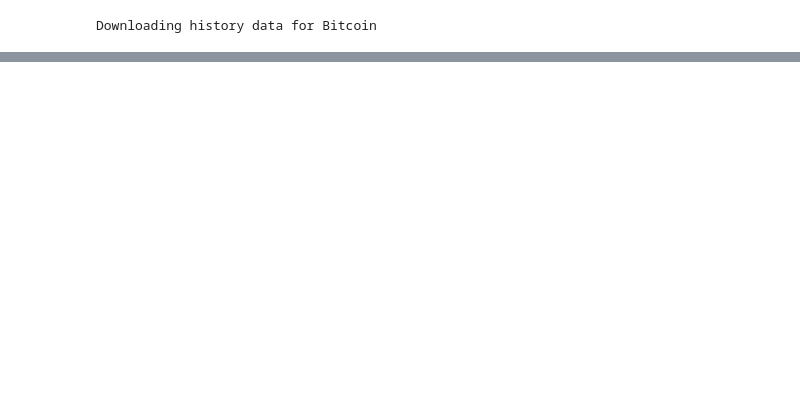
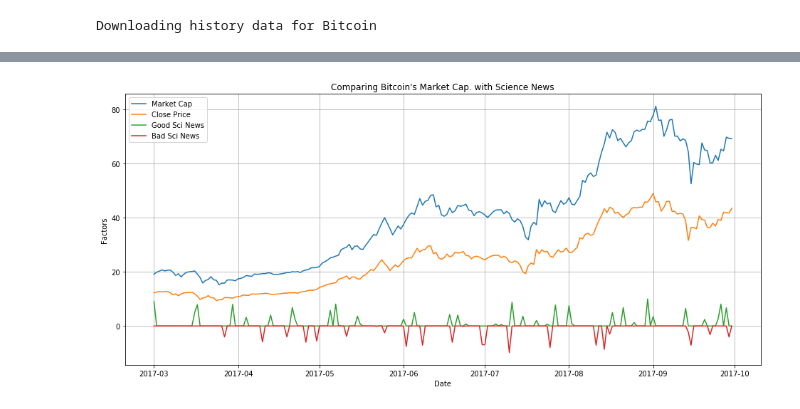
Before and after one commit to Jaskaran23/733Project, a Jupyter notebook: CryptViz/NewsEventEDA.ipynb, the cells around one changed output, grey strips where cells are left out. Saved outputs shown, nothing was run; the diff lists cells and outputs as text; code cells hidden in the pictures; blank space fills up the shorter version.

```diff
--- a/CryptViz/NewsEventEDA.ipynb
+++ b/CryptViz/NewsEventEDA.ipynb
@@ -322,0 +352,14 @@ btc_history.merge()
+# %%
+#news_l = news[news['date']>='2014-01-01']
+#news_l[news_l['category'].isnull()] = "Miscellaneous"
+sci_key = ['Science, medicine and technology', 'Education', 'Life and death', 'Literature', 'Literature', 'Physics']
+incidents_key = ['Armed conflicts and incidents']
+business_key = ['Politics and government','Business and the economy','International relations',
+                'Economy', 'Business','Society']
+
+# sci = news_l[news_l['category'].str.contains('|'.join(sci_key))]
+# incidents = news_l[news_l['category'].str.contains('|'.join(incidents_key))]
+# business = news_l[news_l['category'].str.contains('|'.join(business_key))]
+news['sci'] = news[['category','score']].apply(lambda x: x[1] if (x[0] or "") in sci_key else 0 , axis=1)
+news['incidents'] = news[['category','score']].apply(lambda x: x[1] if (x[0] or "") in incidents_key else 0 , axis=1)
+news['business'] = news[['category','score']].apply(lambda x: x[1] if (x[0] or "") in business_key else 0 , axis=1)
@@ -322,0 +387,35 @@ btc_history.merge()
+# %%
+date = '2017-03-01'
+sorce_per_date = news[news['date']>=date].groupby(['date']).sum().reset_index()
+btc = btc_history[(btc_history['dt'] < '2017-10-01') & (btc_history['dt'] >= date)]
+btc = btc[['Date','Market Cap','Close','dt']].sort_values(by='dt')
+x = sorce_per_date['date']
+
+good_sci_news = sorce_per_date['sci'].apply(lambda x: max(x,0))
+bad_sci_news = sorce_per_date['sci'].apply(lambda x: min(x,0))
+
+good_incidents_news = sorce_per_date['incidents'].apply(lambda x: max(x,0))
+bad_incidents_news = sorce_per_date['incidents'].apply(lambda x: min(x,0))
+
+good_business_news = sorce_per_date['business'].apply(lambda x: max(x,0))
+bad_business_news = sorce_per_date['business'].apply(lambda x: min(x,0))
+
+plt.figure(figsize=(16,7))
+plt.subplot(1,1,1)
+plt.plot(x, btc['Market Cap'] / 1e9, label='Market Cap')
+plt.plot(x, btc['Close']/100, label='Close Price')
+plt.plot(x, good_sci_news*10, label='Good Sci News')
+plt.plot(x, bad_sci_news*10, label='Bad Sci News')
+# plt.plot(x, good_incidents_news*10, label='Good Incidents News')
+# plt.plot(x, bad_incidents_news*10, label='Bad Incidents News')
+# plt.plot(x, good_business_news*5, label='Good Business News')
+# plt.plot(x, bad_business_news*5, label='Bad Business News')
+plt.xlabel('Date')
+plt.legend()
+
+plt.ylabel("Factors")
+plt.title("Comparing Bitcoin's Market Cap. with Science News")
+plt.grid(True)
+plt.savefig("Science.png")
+# %% [output]
+[figure, added]
```
Also changed, not shown: parts of 24 cells of this notebook, 2 other files.
